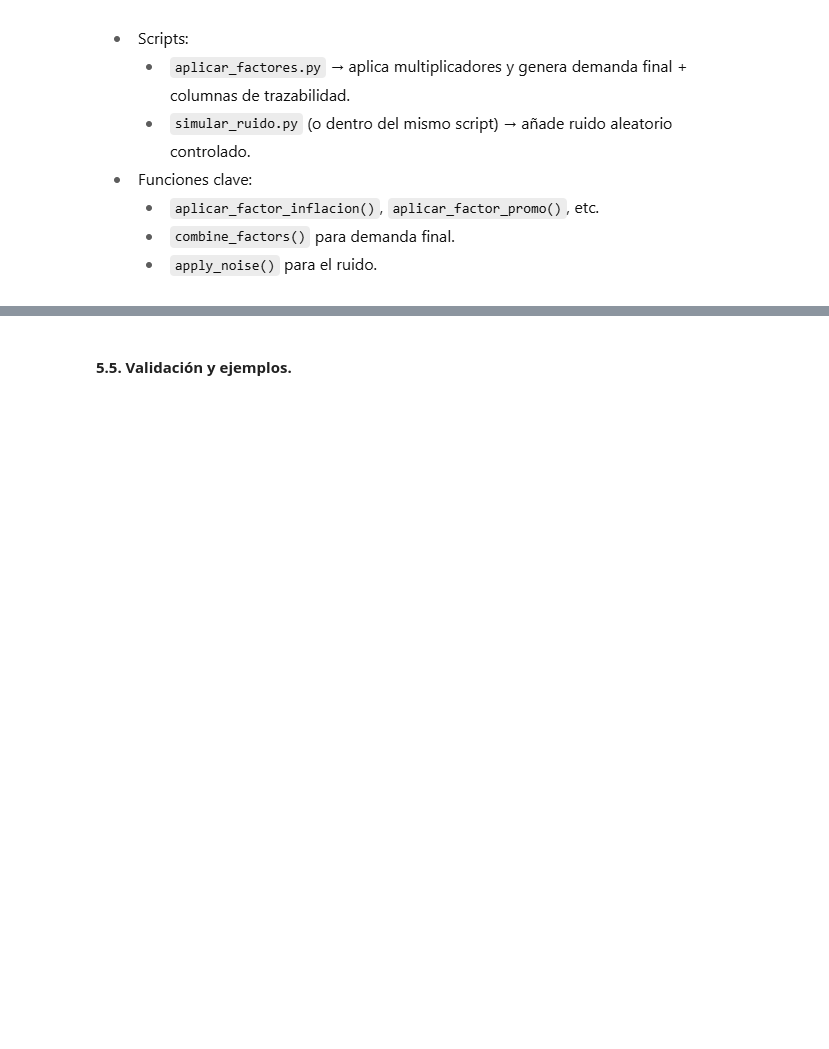
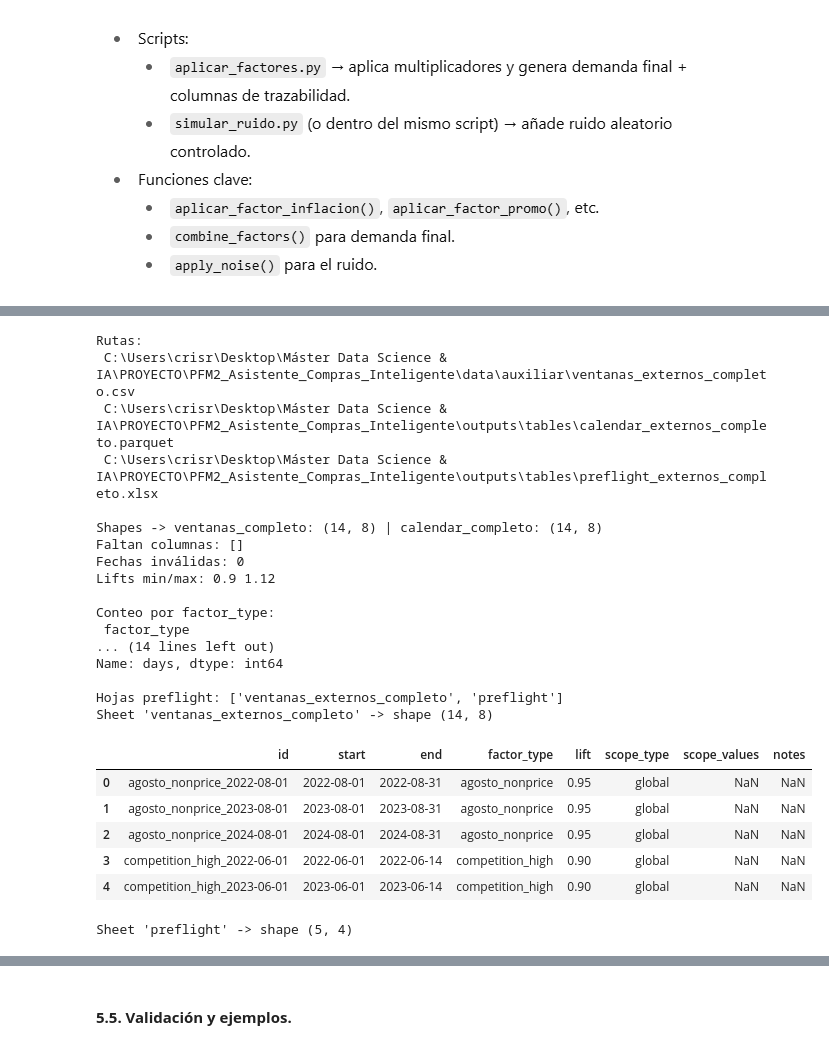
Before and after one commit to CrisRodFer/PFM2_Asistente_Compras_Inteligente, a Jupyter notebook: notebooks/PFM2..ipynb, the cells around one changed output, grey strips where cells are left out. Cells and saved outputs as stored; diff of their text form; code cells hidden in the pictures; blank space fills up the shorter version.

```diff
--- a/notebooks/PFM2..ipynb
+++ b/notebooks/PFM2..ipynb
@@ -11445,0 +12087,75 @@ Donde:
+# %%
+
+# 🧪 Celda de sanity
+
+
+import pandas as pd
+from pathlib import Path
+
+# --- Rutas ---
+PROJECT_ROOT = Path(r"C:\Users\crisr\Desktop\Máster Data Science & IA\PROYECTO\PFM2_Asistente_Compras_Inteligente")
+csv_path     = PROJECT_ROOT / "data" / "auxiliar" / "ventanas_externos_completo.csv"
+parquet_path = PROJECT_ROOT / "outputs" / "tables" / "calendar_externos_completo.parquet"
+preflight_xl = PROJECT_ROOT / "outputs" / "tables" / "preflight_externos_completo.xlsx"
+
+print("Rutas:\n", csv_path, "\n", parquet_path, "\n", preflight_xl)
+
+# --- 1) Cargar archivos ---
+ve = pd.read_csv(csv_path, parse_dates=["start","end"])
+cal = pd.read_parquet(parquet_path)
+cal["start"] = pd.to_datetime(cal["start"]); cal["end"] = pd.to_datetime(cal["end"])
+
+print("\nShapes -> ventanas_completo:", ve.shape, "| calendar_completo:", cal.shape)
+
+# --- 2) Integridad ---
+required = ["id","start","end","factor_type","lift","scope_type","scope_values","notes"]
+print("Faltan columnas:", [c for c in required if c not in ve.columns])
+
+bad_dates = ve[(ve["start"].isna()) | (ve["end"].isna()) | (ve["start"] > ve["end"])]
+print("Fechas inválidas:", len(bad_dates))
+
+print("Lifts min/max:", ve["lift"].min(), ve["lift"].max())
+
+# --- 3) Conteo por factor ---
+print("\nConteo por factor_type:\n", ve["factor_type"].value_counts())
+
+# --- 4) Resumen de duración (días por ventana) ---
+ve["days"] = (ve["end"] - ve["start"]).dt.days + 1
+print("\nDuración por factor (total días):")
+print(ve.groupby("factor_type")["days"].sum())
+
+# --- 5) Preflight ---
+try:
+    xl = pd.ExcelFile(preflight_xl)
+    print("\nHojas preflight:", xl.sheet_names)
+    for s in xl.sheet_names:
+        df = xl.parse(s)
+        print(f"Sheet '{s}' -> shape {df.shape}")
+        display(df.head())
+except Exception as e:
+    print("Aviso leyendo preflight:", e)
+# %% [output]
+Rutas:
+ C:\Users\crisr\Desktop\Máster Data Science & IA\PROYECTO\PFM2_Asistente_Compras_Inteligente\data\auxiliar\ventanas_externos_completo.csv
+ C:\Users\crisr\Desktop\Máster Data Science & IA\PROYECTO\PFM2_Asistente_Compras_Inteligente\outputs\tables\calendar_externos_completo.parquet
+ C:\Users\crisr\Desktop\Máster Data Science & IA\PROYECTO\PFM2_Asistente_Compras_Inteligente\outputs\tables\preflight_externos_completo.xlsx
+
+Shapes -> ventanas_completo: (14, 8) | calendar_completo: (14, 8)
+Faltan columnas: []
+Fechas inválidas: 0
+Lifts min/max: 0.9 1.12
+
+Conteo por factor_type:
+ factor_type
+... (14 lines left out)
+Name: days, dtype: int64
+
+Hojas preflight: ['ventanas_externos_completo', 'preflight']
+Sheet 'ventanas_externos_completo' -> shape (14, 8)
+|  | id | start | end | factor_type | lift | scope_type | scope_values | notes |
+| 0 | agosto_nonprice_2022-08-01 | 2022-08-01 | 2022-08-31 | agosto_nonprice | 0.95 | global | NaN | NaN |
+| 1 | agosto_nonprice_2023-08-01 | 2023-08-01 | 2023-08-31 | agosto_nonprice | 0.95 | global | NaN | NaN |
+| 2 | agosto_nonprice_2024-08-01 | 2024-08-01 | 2024-08-31 | agosto_nonprice | 0.95 | global | NaN | NaN |
+| 3 | competition_high_2022-06-01 | 2022-06-01 | 2022-06-14 | competition_high | 0.90 | global | NaN | NaN |
+| 4 | competition_high_2023-06-01 | 2023-06-01 | 2023-06-14 | competition_high | 0.90 | global | NaN | NaN |
+Sheet 'preflight' -> shape (5, 4)
```
Also changed, not shown: parts of 11 cells of this notebook, 5 other files.
